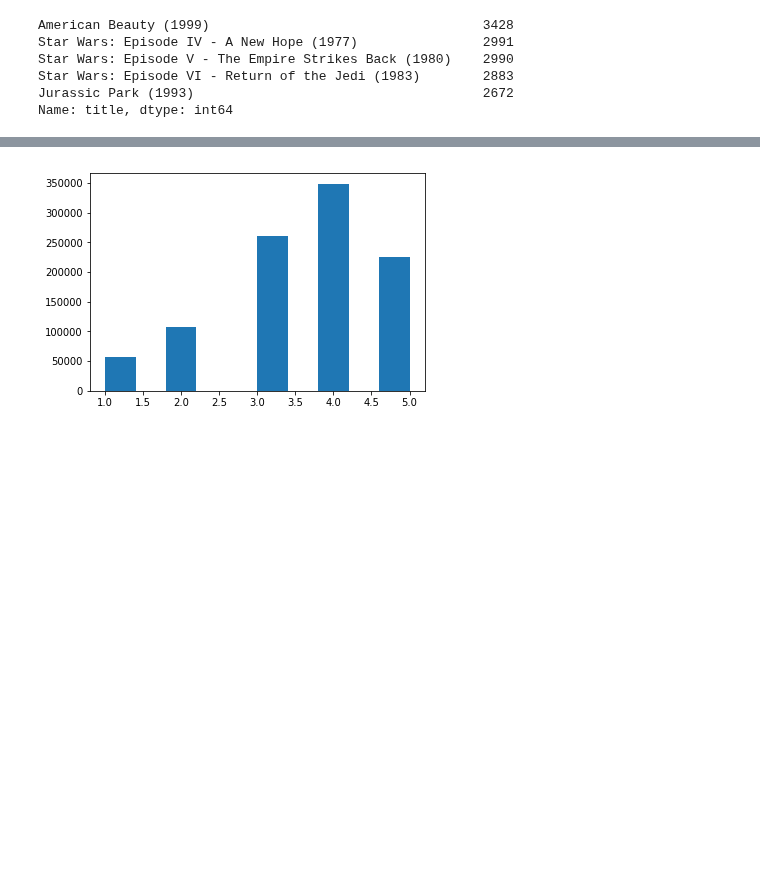
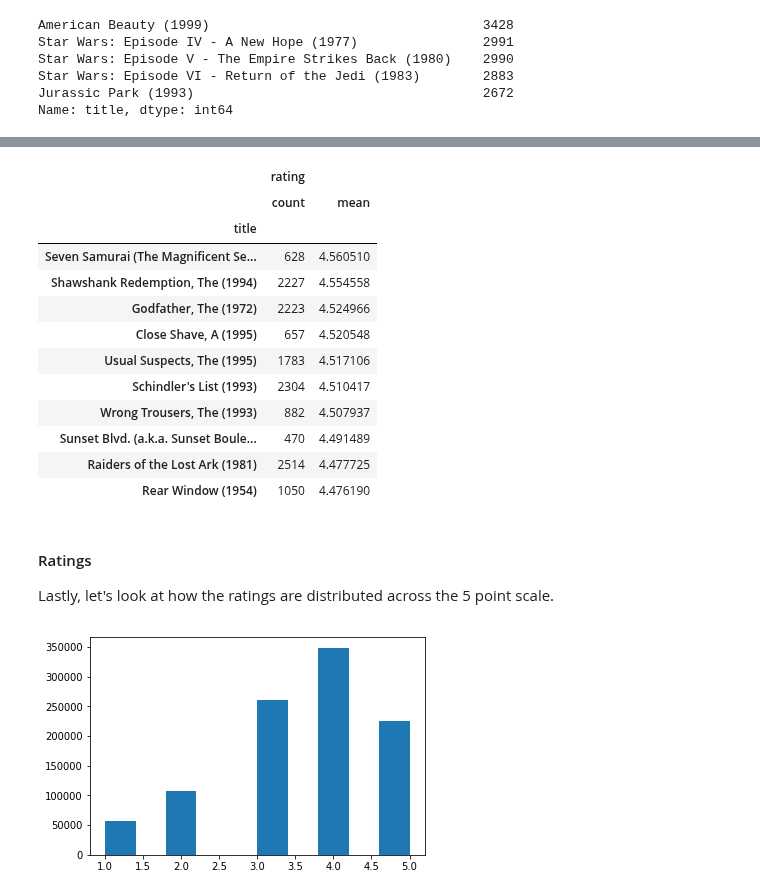
Before and after one commit to James-Leslie/deep-collaborative-filtering, a Jupyter notebook: data/train_test_movielens1m.ipynb, the cells around one changed output, grey strips where cells are left out. Saved outputs shown, nothing was run; the diff lists cells and outputs as text; code cells hidden in the pictures; blank space fills up the shorter version.

```diff
--- a/data/train_test_movielens1m.ipynb
+++ b/data/train_test_movielens1m.ipynb
@@ -305,3 +319,5 @@ Star Wars: Episode V - The Empire Strikes Back (1980)    2990
 Star Wars: Episode VI - Return of the Jedi (1983)        2883
 Jurassic Park (1993)                                     2672
 Name: title, dtype: int64
+# %%
+top_rated = df.groupby('title').agg({'rating': ['count','mean']})
@@ -308,3 +347,23 @@ Name: title, dtype: int64
+# %%
+min_100 = top_rated['rating']['count'] >= 100
+top_rated[min_100].sort_values([('rating', 'mean')], ascending=False)[:10]
+# %% [output]
+|  | rating |  |
+|  | count | mean |
+| title |  |  |
+| Seven Samurai (The Magnificent Se... | 628 | 4.560510 |
+| Shawshank Redemption, The (1994) | 2227 | 4.554558 |
+| Godfather, The (1972) | 2223 | 4.524966 |
+| Close Shave, A (1995) | 657 | 4.520548 |
+| Usual Suspects, The (1995) | 1783 | 4.517106 |
+| Schindler's List (1993) | 2304 | 4.510417 |
+| Wrong Trousers, The (1993) | 882 | 4.507937 |
+| Sunset Blvd. (a.k.a. Sunset Boule... | 470 | 4.491489 |
+| Raiders of the Lost Ark (1981) | 2514 | 4.477725 |
+| Rear Window (1954) | 1050 | 4.476190 |
+# %% [markdown]
+#### Ratings
+Lastly, let's look at how the ratings are distributed across the 5 point scale.
 # %%
 plt.hist(df['rating'].values)
 plt.show()
```
Also changed, not shown: parts of 13 cells of this notebook, 1 other file.
